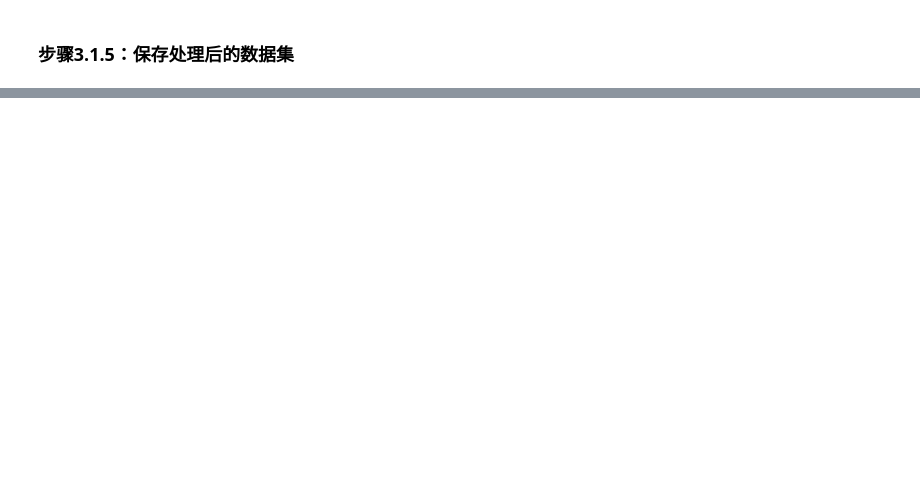
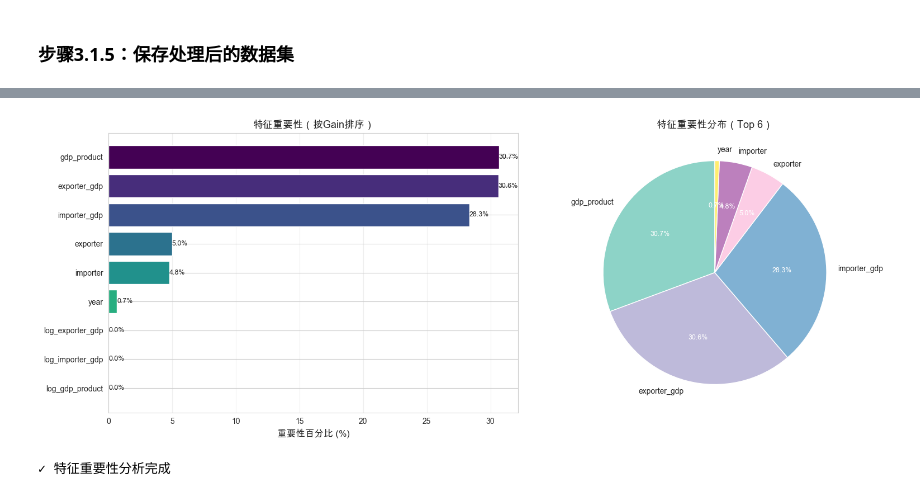
Before and after one commit to George-hardworking/course5020-finalproject, a Jupyter notebook: scripts/q3.ipynb, the cells around one changed output, grey strips where cells are left out. Cells and saved outputs as stored; diff of their text form; code cells hidden in the pictures; blank space fills up the shorter version.

```diff
--- a/scripts/q3.ipynb
+++ b/scripts/q3.ipynb
@@ -566,0 +1094,78 @@ print(df_bilateral.head())
+# %%
+print("=" * 80)
+print("特征重要性分析")
+print("=" * 80)
+
+# 获取特征重要性
+importance = model.feature_importance(importance_type='gain')  # 使用gain作为重要性度量
+feature_names = model.feature_name()
+
+# 创建特征重要性DataFrame
+feature_importance_df = pd.DataFrame({
+    '特征': feature_names,
+    '重要性': importance
+}).sort_values('重要性', ascending=False)
+
+# 标准化重要性（转换为百分比）
+feature_importance_df['重要性百分比'] = (
+    feature_importance_df['重要性'] / feature_importance_df['重要性'].sum() * 100
+)
+
+print("\n特征重要性排名:")
+print(feature_importance_df.to_string(index=False))
+
+# 可视化特征重要性
+fig, axes = plt.subplots(1, 2, figsize=(16, 6))
+
+# 1. 条形图
+ax1 = axes[0]
+colors = plt.cm.viridis(np.linspace(0, 1, len(feature_importance_df)))
+bars = ax1.barh(feature_importance_df['特征'],
+                feature_importance_df['重要性百分比'],
+                color=colors)
+ax1.set_xlabel('重要性百分比 (%)', fontsize=12)
+ax1.set_title('特征重要性（按Gain排序）', fontsize=13, fontweight='bold')
+ax1.invert_yaxis()
+ax1.grid(True, alpha=0.3, axis='x')
+
+# 在条形上添加数值
+for i, (bar, val) in enumerate(zip(bars, feature_importance_df['重要性百分比'])):
+    ax1.text(val, bar.get_y() + bar.get_height()/2,
+             f'{val:.1f}%',
+             ha='left', va='center', fontsize=9)
+
+# 2. 饼图（显示top特征）
+ax2 = axes[1]
+top_n = min(6, len(feature_importance_df))
+top_features = feature_importance_df.head(top_n)
+other_importance = feature_importance_df.iloc[top_n:]['重要性百分比'].sum()
+
+if other_importance > 0:
+    plot_data = pd.concat([
+        top_features,
+        pd.DataFrame({'特征': ['其他'], '重要性百分比': [other_importance]})
+    ])
+else:
+    plot_data = top_features
+
+colors_pie = plt.cm.Set3(np.linspace(0, 1, len(plot_data)))
+wedges, texts, autotexts = ax2.pie(plot_data['重要性百分比'],
+                                     labels=plot_data['特征'],
+                                     autopct='%1.1f%%',
+                                     colors=colors_pie,
+                                     startangle=90)
+ax2.set_title(f'特征重要性分布（Top {top_n}）', fontsize=13, fontweight='bold')
+
+# 美化饼图文本
+for text in texts:
+    text.set_fontsize(10)
+for autotext in autotexts:
+    autotext.set_color('white')
+    autotext.set_fontsize(9)
+    autotext.set_weight('bold')
+
+plt.tight_layout()
+plt.show()
+
+print("\n✓ 特征重要性分析完成")
+# %% [output]
@@ -566,0 +1187,2 @@ print(df_bilateral.head())
+[figure, added]
+✓ 特征重要性分析完成
```
Also changed, not shown: parts of 36 cells of this notebook.
